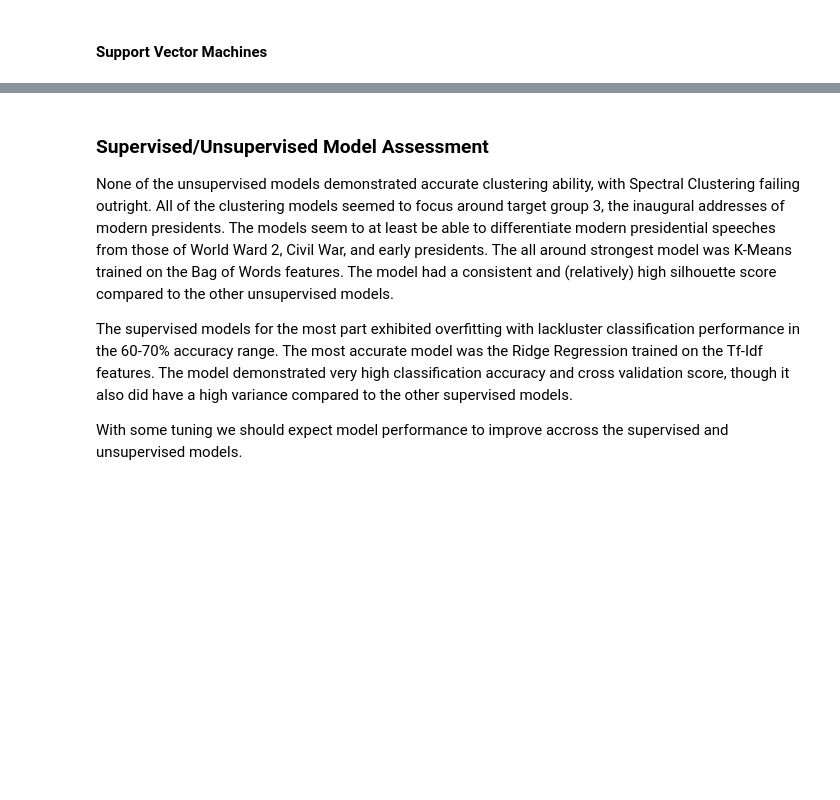
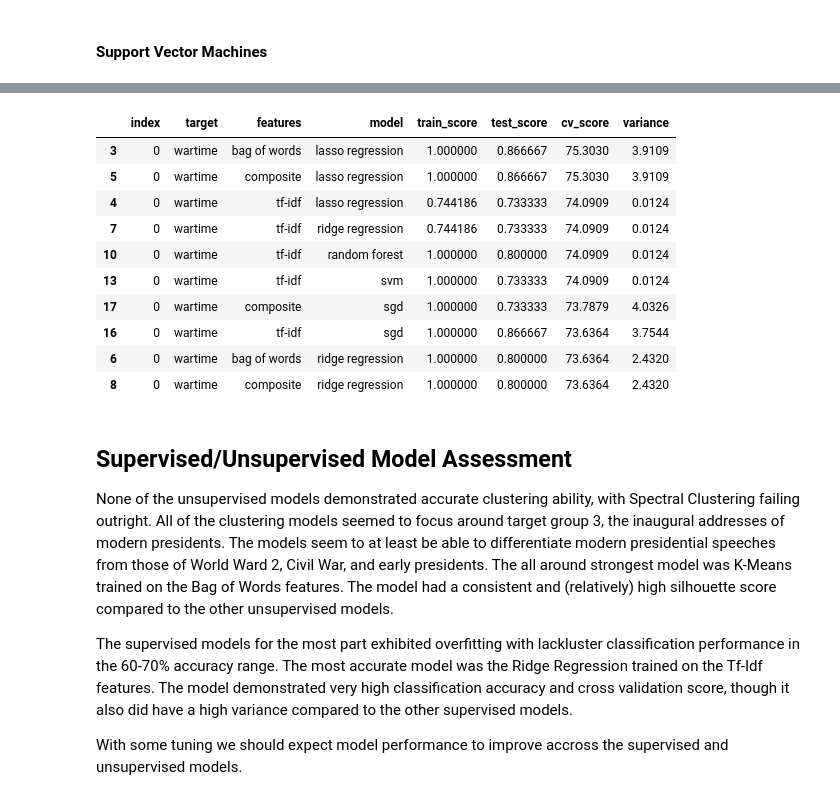
Before and after one commit to aarondelgiudice/thinkful, a Jupyter notebook: unit_4/capstone/4_5b_model_selection.ipynb, the cells around one changed output, grey strips where cells are left out. Cells and saved outputs as stored; diff of their text form; code cells hidden in the pictures; blank space fills up the shorter version.

Commit message:
Updated supervised models, added new models and modeling function.

```diff
--- a/unit_4/capstone/4_5b_model_selection.ipynb
+++ b/unit_4/capstone/4_5b_model_selection.ipynb
@@ -797,7 +546,0 @@ X_train_bow, X_test_bow, y_train_bow, y_test_bow = train_test_split(
-# %%
-# define data, target for tf-idf features
-#Data_tfidf = np.array(Tf_idf.drop(['text_sentence','text_source'], 1))
-Data_tfidf = tf_idf.drop(['fileid', 'text_nostops'], 1)
-# split training and testing data
-X_train_tfidf, X_test_tfidf, y_train_tfidf, y_test_tfidf = train_test_split(
-    Data_tfidf, target, test_size=0.25, stratify=target, random_state=42)
@@ -1478,0 +1805,13 @@ Of our four supervised models (L1/L2 regularization, Random Forest, and Support
+# %%
+#from sklearn.linear_model import SGDClassifier
+sgd = SGDClassifier()
+df_desc = df_desc.append(pd.DataFrame([["wartime", "bag of words", "sgd"]],
+                                      columns=["target", "features", "model"]),
+                        ignore_index=True)
+print("Target: {}\nFeatures: {}\nModel: {}\n".format(
+    df_desc["target"].iloc[-1], df_desc["features"].iloc[-1], df_desc["model"].iloc[-1]))
+df_score = df_score.append(supervised_clf(model=sgd,
+                                          data=Data_bow,
+                                          target=df_prez['wartime'],
+                                          stratify=df_prez['wartime']),
+                          ignore_index=True)
@@ -1478,0 +1829,11 @@ Of our four supervised models (L1/L2 regularization, Random Forest, and Support
+# %%
+df_desc = df_desc.append(pd.DataFrame([["wartime", "tf-idf", "sgd"]],
+                                      columns=["target", "features", "model"]),
+                        ignore_index=True)
+print("Target: {}\nFeatures: {}\nModel: {}\n".format(
+    df_desc["target"].iloc[-1], df_desc["features"].iloc[-1], df_desc["model"].iloc[-1]))
+df_score = df_score.append(supervised_clf(model=sgd,
+                                          data=Data_tfidf,
+                                          target=df_prez['wartime'],
+                                          stratify=df_prez['wartime']),
+                          ignore_index=True)
@@ -1478,0 +1851,11 @@ Of our four supervised models (L1/L2 regularization, Random Forest, and Support
+# %%
+df_desc = df_desc.append(pd.DataFrame([["wartime", "composite", "sgd"]],
+                                      columns=["target", "features", "model"]),
+                        ignore_index=True)
+print("Target: {}\nFeatures: {}\nModel: {}\n".format(
+    df_desc["target"].iloc[-1], df_desc["features"].iloc[-1], df_desc["model"].iloc[-1]))
+df_score = df_score.append(supervised_clf(model=sgd,
+                                          data=Data,
+                                          target=df_prez['wartime'],
+                                          stratify=df_prez['wartime']),
+                          ignore_index=True)
@@ -1479,5 +1887,20 @@ Of our four supervised models (L1/L2 regularization, Random Forest, and Support
+# %%
+df_test = pd.concat([df_desc.reset_index(), df_score], axis=1)
+df_test.sort_values(by=["cv_score"], ascending=False).head(10)
+# %% [output]
+|  | index | target | features | model | train_score | test_score | cv_score | variance |
+| 3 | 0 | wartime | bag of words | lasso regression | 1.000000 | 0.866667 | 75.3030 | 3.9109 |
+| 5 | 0 | wartime | composite | lasso regression | 1.000000 | 0.866667 | 75.3030 | 3.9109 |
+| 4 | 0 | wartime | tf-idf | lasso regression | 0.744186 | 0.733333 | 74.0909 | 0.0124 |
+| 7 | 0 | wartime | tf-idf | ridge regression | 0.744186 | 0.733333 | 74.0909 | 0.0124 |
+| 10 | 0 | wartime | tf-idf | random forest | 1.000000 | 0.800000 | 74.0909 | 0.0124 |
+| 13 | 0 | wartime | tf-idf | svm | 1.000000 | 0.733333 | 74.0909 | 0.0124 |
+| 17 | 0 | wartime | composite | sgd | 1.000000 | 0.733333 | 73.7879 | 4.0326 |
+| 16 | 0 | wartime | tf-idf | sgd | 1.000000 | 0.866667 | 73.6364 | 3.7544 |
+| 6 | 0 | wartime | bag of words | ridge regression | 1.000000 | 0.800000 | 73.6364 | 2.4320 |
+| 8 | 0 | wartime | composite | ridge regression | 1.000000 | 0.800000 | 73.6364 | 2.4320 |
 # %% [markdown]
-### Supervised/Unsupervised Model Assessment
+## Supervised/Unsupervised Model Assessment
 None of the unsupervised models demonstrated accurate clustering ability, with Spectral Clustering failing outright.
 All of the clustering models seemed to focus around target group 3, the inaugural addresses of modern presidents. The models seem to at least be able to differentiate modern presidential speeches from those of World Ward 2, Civil War, and early presidents. The all around strongest model was K-Means trained on the Bag of Words features. The model had a consistent and (relatively) high silhouette score compared to the other unsupervised models.
 
```
Also changed, not shown: parts of 101 cells of this notebook.
